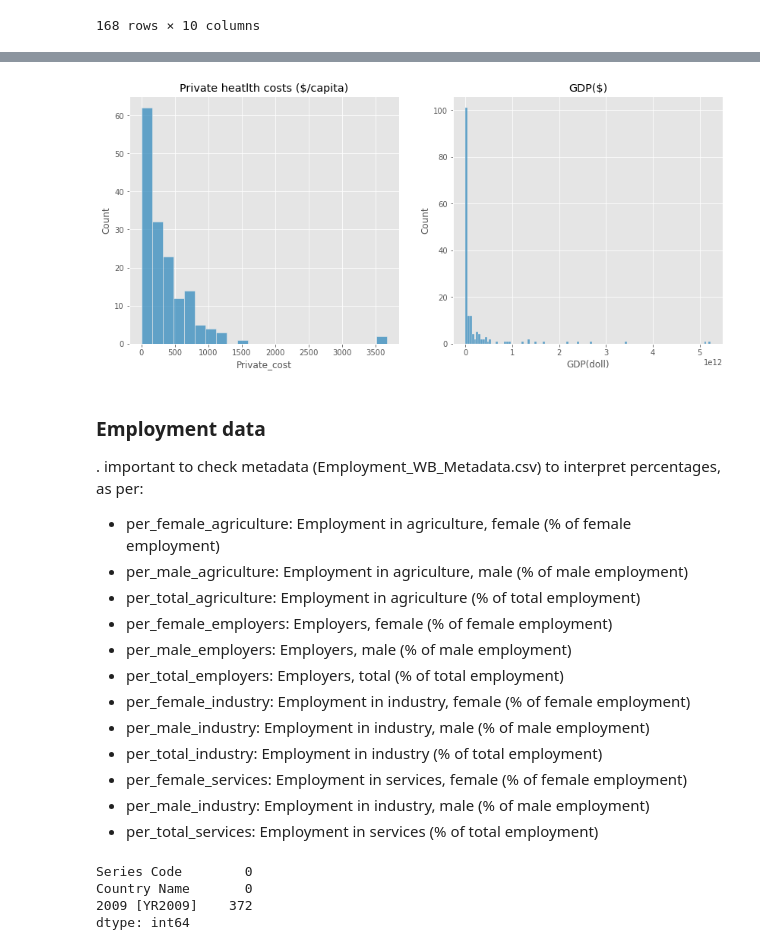
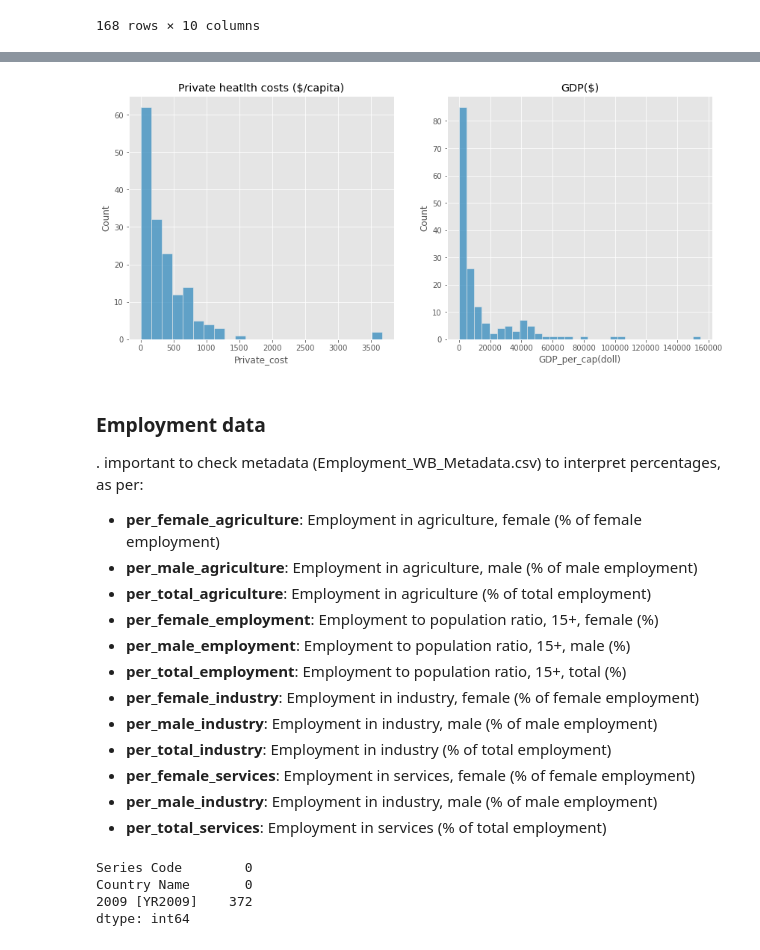
Before and after one commit to luisbazevedo/PfDS---Work-Health, a Jupyter notebook: notebooks/luisbazevedo_draft_0.ipynb, the cells around one changed output, grey strips where cells are left out. Saved outputs shown, nothing was run; the diff lists cells and outputs as text; code cells hidden in the pictures.

```diff
--- a/notebooks/luisbazevedo_draft_0.ipynb
+++ b/notebooks/luisbazevedo_draft_0.ipynb
@@ -338,5 +338,5 @@ complete_0
 # %%
-df_gdp = pd.read_excel('/Users/luisazevedo/Documents/GitHub/PfDS---Work-Health/raw data/GPD_WB/GPD_WB.xls',na_values='..')
+df_gdp = pd.read_excel('/Users/luisazevedo/Documents/GitHub/PfDS---Work-Health/raw data/GPD_WB/GPD_CAPITA_WB.xlsx',na_values='..')
 # %%
 df_gdp = df_gdp[['Series Code', 'Country Name', '2009 [YR2009]']].copy()
 # %%
@@ -385,6 +368,6 @@ df_gdp
 264 rows × 1 columns
 # %%
-df_gdp.rename(columns={'NY.GDP.MKTP.CD':'GDP(doll)'}, inplace=True)
+df_gdp.rename(columns={'NY.GDP.PCAP.CD':'GDP_per_cap(doll)'}, inplace=True)
 # %%
 complete_1 = pd.merge(complete_0,df_gdp, on='location_name', how='inner')
 complete_1
@@ -442,24 +425,24 @@ plt.show()
 # %%
 fig, axes = plt.subplots(1,2, figsize = (14,6))
 sns.histplot(ax = axes[0], data = complete_1, x ='Private_cost').set(title='Private heatlth costs ($/capita)')
-sns.histplot(ax = axes[1], data = complete_1, x = 'GDP(doll)').set(title='GDP($)')
+sns.histplot(ax = axes[1], data = complete_1, x = 'GDP_per_cap(doll)').set(title='GDP($)')
 plt.show()
 # %% [output]
-[figure, old version]
+[figure, new version]
 # %% [markdown]
 ### Employment data
 . important to check metadata (Employment_WB_Metadata.csv) to interpret percentages, as per:
 
-* per_female_agriculture: Employment in agriculture, female (% of female employment)
-* per_male_agriculture: Employment in agriculture, male (% of male employment)
-* per_total_agriculture: Employment in agriculture (% of total employment)
-* per_female_employers: Employers, female (% of female employment)
-* per_male_employers: Employers, male (% of male employment)
-* per_total_employers: Employers, total (% of total employment)
-* per_female_industry: Employment in industry, female (% of female employment)
-* per_male_industry: Employment in industry, male (% of male employment)
-* per_total_industry: Employment in industry (% of total employment)
-* per_female_services: Employment in services, female (% of female employment)
-* per_male_industry: Employment in industry, male (% of male employment)
-* per_total_services: Employment in services (% of total employment)
+* __per_female_agriculture__: Employment in agriculture, female (% of female employment)
+* __per_male_agriculture__: Employment in agriculture, male (% of male employment)
+* __per_total_agriculture__: Employment in agriculture (% of total employment)
+* __per_female_employment__: Employment to population ratio, 15+, female (%)
+* __per_male_employment__: Employment to population ratio, 15+, male (%)
+* __per_total_employment__: Employment to population ratio, 15+, total (%)
+* __per_female_industry__: Employment in industry, female (% of female employment)
+* __per_male_industry__: Employment in industry, male (% of male employment)
+* __per_total_industry__: Employment in industry (% of total employment)
+* __per_female_services__: Employment in services, female (% of female employment)
+* __per_male_industry__: Employment in industry, male (% of male employment)
+* __per_total_services__: Employment in services (% of total employment)
 # %%
```
Also changed, not shown: parts of 21 cells of this notebook, 5 other files.
